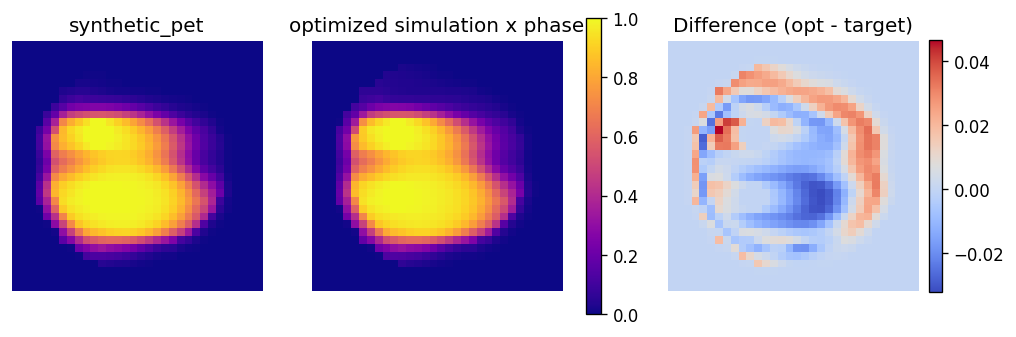
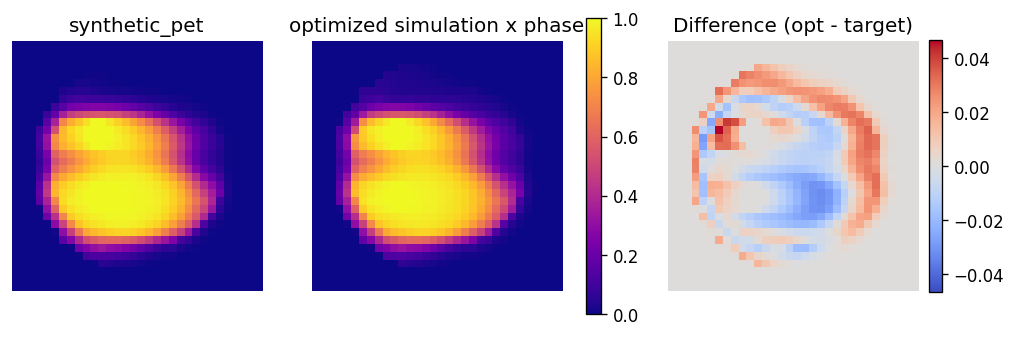
The notebook cell's code change between the first figure and the second:
--- before
+++ after
@@ -32,5 +32,6 @@
 axes[1].axis("off")
 
-im2 = axes[2].imshow(diff_slice, cmap="coolwarm", interpolation="nearest")
+diff_vmax = max(abs(diff_slice.min()), abs(diff_slice.max()))
+im2 = axes[2].imshow(diff_slice, cmap="coolwarm", interpolation="nearest", vmin=-diff_vmax, vmax=diff_vmax)
 axes[2].set_title("Difference (opt - target)")
 axes[2].axis("off")

Commit: Update synthetic example